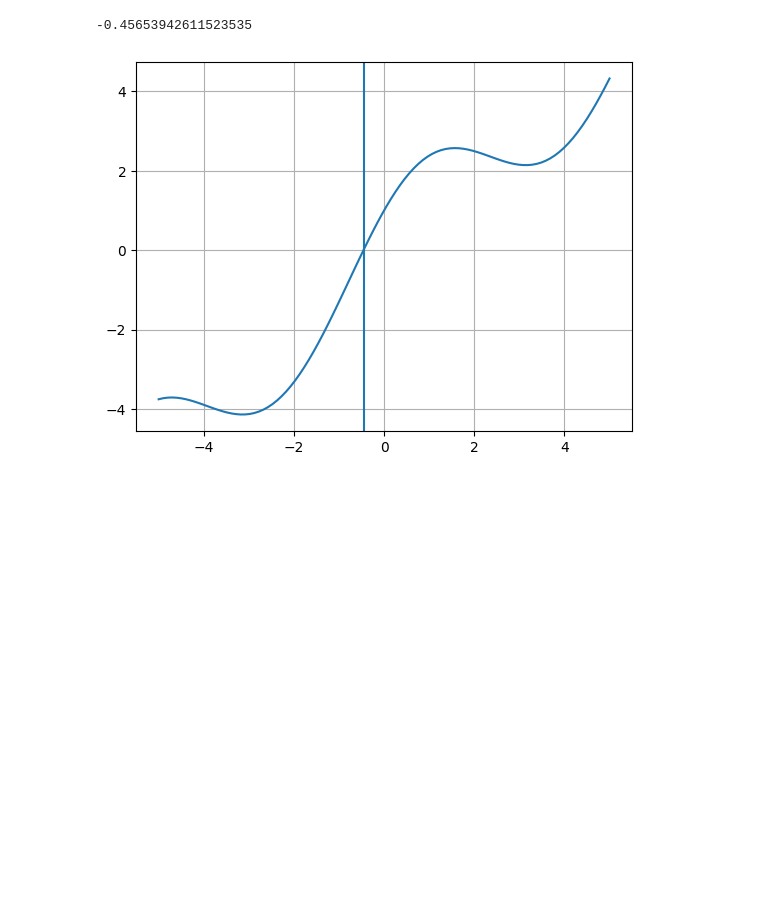
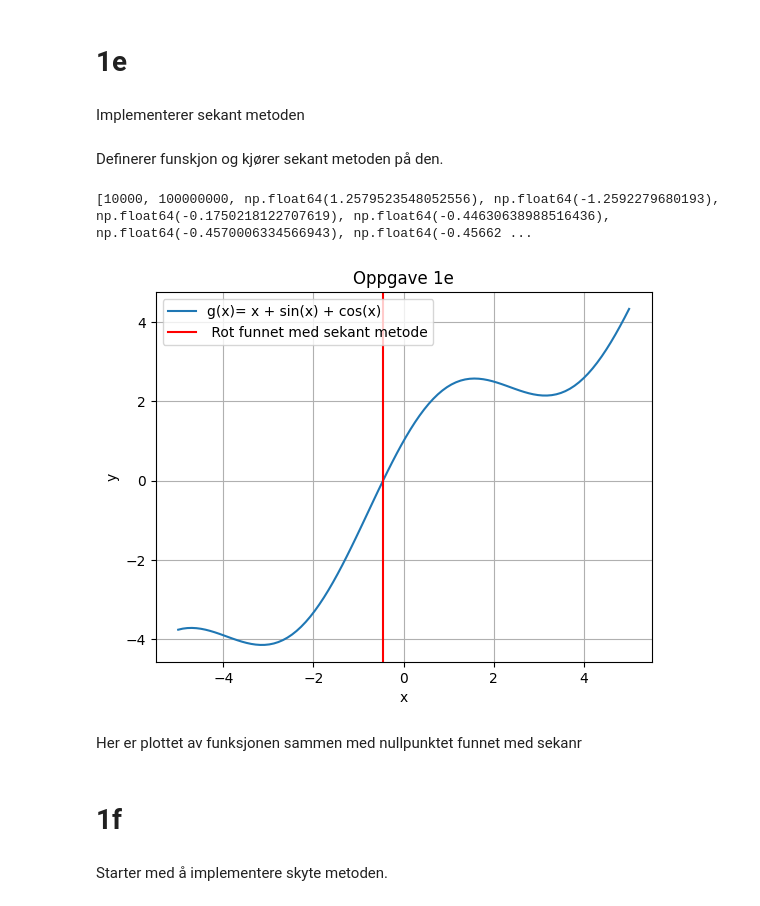
Before and after one commit to Tisserud/Project3AlfredGaute, a Jupyter notebook: .src/opgg1.ipynb, the cells around one changed output. Saved outputs shown, nothing was run; the diff lists cells and outputs as text; code cells hidden in the pictures; blank space fills up the shorter version.

```diff
--- a/.src/opgg1.ipynb
+++ b/.src/opgg1.ipynb
@@ -68,11 +120,24 @@ def diff_func_1a(
 x_init = 0
 x_end = 2*np.pi
 y_init = np.array([0,2])
-h0 = 0.1
-
-x , y , n= RungeKutta32(x_init,x_end,y_init,diff_func_1a,h0,tol= 1e-7, alpha=0.8)
 
 
-plt.figure("Oppgave 1c")
-plt.plot(x,y[:,0])
+x , y , n= RungeKutta32(x_init,x_end,y_init,diff_func_1a,tol= 1e-7, alpha=0.8)
+
+
+fig = plt.figure("Oppgave 1c", figsize=(12,4))
+subplots = fig.subplots(1,2, sharey=True)
+subplots[0].plot(x,y[:,0])
+subplots[0].grid()
+subplots[0].set_xlabel('x')
+subplots[0].set_ylabel('y')
+subplots[0].set_title('y(x)')
+
+subplots[1].plot(x,y[:,1])
+subplots[1].grid()
+subplots[1].set_xlabel('x')
+subplots[1].set_ylabel('y')
+subplots[1].set_title("y'(x)")
+
+plt.show()
 # %% [output]
@@ -84,10 +167,10 @@ def anal_solution(x):
 # %%
-tols= np.logspace(1,-8,100)
+tols= np.logspace(0,-10,100)
 error= np.zeros_like(tols)
 
 
 for i in range(len(tols)):
-    x , y , n= RungeKutta32(x_init,x_end,y_init,diff_func_1a,h0,tol = tols[i], alpha=0.8)
+    x , y , n= RungeKutta32(np.float64(x_init),x_end,y_init,diff_func_1a,tol = tols[i], alpha=0.8)
 
     error[i] = np.linalg.norm(y[:,0]-anal_solution(x))
 # %%
@@ -100,9 +185,10 @@ plt.yscale("log")
 # %%
 alphas= np.linspace(0.1,1,100)
+alphas[-1]=1
 Iterations = np.zeros_like(alphas)
 for i in range(len(alphas)):
-    x , y , n= RungeKutta32(x_init,x_end,y_init,diff_func_1a,h0, alpha=alphas[i])
-    Iterations[i] = n
+    x , y , n= RungeKutta32(x_init,x_end,y_init,diff_func_1a, alpha=alphas[i])
+    Iterations[i] = n[0]+ n[2]
 # %%
 plt.figure("Iterations/alphas")
 plt.plot(alphas, Iterations)
@@ -112,3 +200,7 @@ plt.plot(alphas, Iterations)
+# %% [markdown]
+# 1e
+# %% [markdown]
+Implementerer sekant metoden
 # %%
 def sekantMetode(
         g,
@@ -123,21 +215,33 @@ def sekantMetode(
         z.append(z_new)
         i+=1
     return z
+# %% [markdown]
+Definerer funskjon og kjører sekant metoden på den.
 # %%
 def test_g(x):
     return x + np.sin(x) + np.cos(x)
 
-root = sekantMetode(test_g,4,5,0.1)
-print(root[-1])
+root = sekantMetode(test_g,10000,100000000,0.001)
+print(root)
 x=np.linspace(-5,5,100)
 plt.figure("oppgave 1e")
-plt.plot(x,test_g(x))
-plt.axvline(root[-1],0,1)
+plt.title("Oppgave 1e")
+plt.plot(x,test_g(x), label = "g(x)= x + sin(x) + cos(x)")
+plt.axvline(root[-1],0,1,color="r", label= " Rot funnet med sekant metode")
+plt.xlabel("x")
+plt.ylabel("y")
 plt.grid()
+plt.legend()
 plt.show()
 # %% [output]
--0.45653942611523535
+[10000, 100000000, np.float64(1.2579523548052556), np.float64(-1.2592279680193), np.float64(-0.1750218122707619), np.float64(-0.44630638988516436), np.float64(-0.4570006334566943), np.float64(-0.45662 ...
-[figure, old version]
+[figure, new version]
+# %% [markdown]
+Her er plottet av funksjonen sammen med nullpunktet funnet med sekanr
+# %% [markdown]
+# 1f
+# %% [markdown]
+Starter med å implementere skyte metoden.
 # %%
 def BVP_solver(
         f,
```
Also changed, not shown: parts of 25 cells of this notebook, 3 other files.
